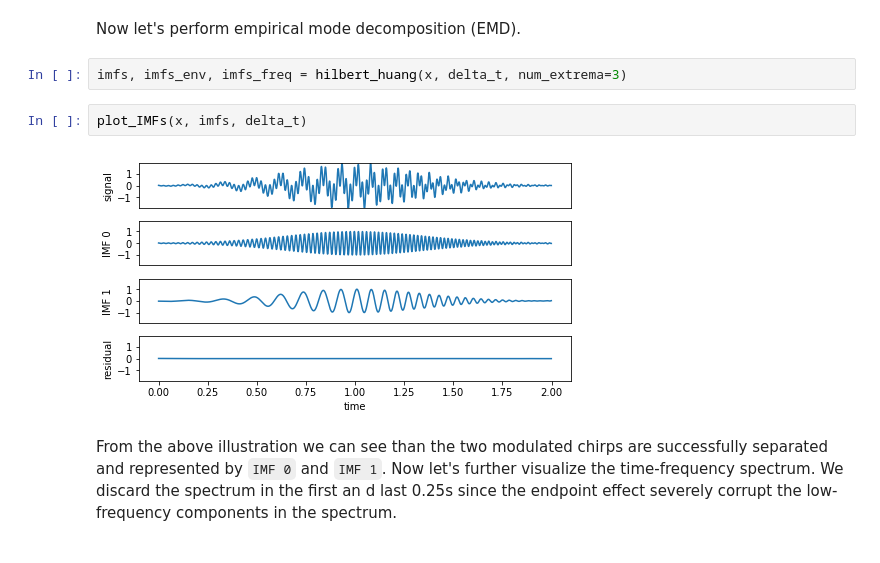
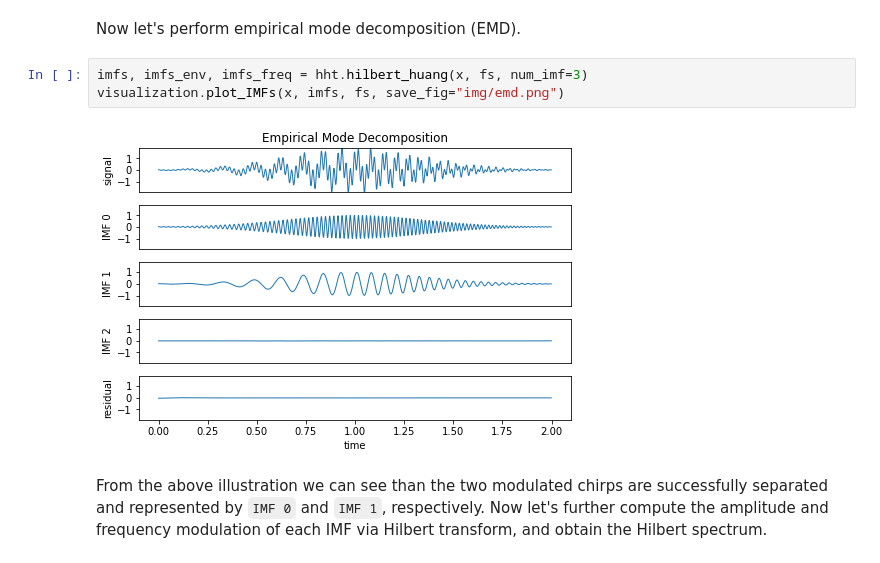
Before and after one commit to chendaichao/Hilbert-Huang-transform, a Jupyter notebook: demo.ipynb, the cells around one changed output. Cells and saved outputs as stored; diff of their text form.

```diff
--- a/demo.ipynb
+++ b/demo.ipynb
@@ -23,10 +25,9 @@ plt.plot(t, x)
 # %% [markdown]
 Now let's perform empirical mode decomposition (EMD).
 # %%
-imfs, imfs_env, imfs_freq = hilbert_huang(x, delta_t, num_extrema=3)
+imfs, imfs_env, imfs_freq = hht.hilbert_huang(x, fs, num_imf=3)
+visualization.plot_IMFs(x, imfs, fs, save_fig="img/emd.png")
+# %% [output]
+[figure, added]
-# %%
-plot_IMFs(x, imfs, delta_t)
-# %% [output]
-[figure, removed]
 # %% [markdown]
-From the above illustration we can see than the two modulated chirps are successfully separated and represented by `IMF 0` and `IMF 1`. Now let's further visualize the time-frequency spectrum. We discard the spectrum in the first an d last 0.25s since the endpoint effect severely corrupt the low-frequency components in the spectrum.
+From the above illustration we can see than the two modulated chirps are successfully separated and represented by `IMF 0` and `IMF 1`, respectively. Now let's further compute the amplitude and frequency modulation of each IMF via Hilbert transform, and obtain the Hilbert spectrum.
```
Also changed, not shown: parts of 8 cells of this notebook, 1 other file.
